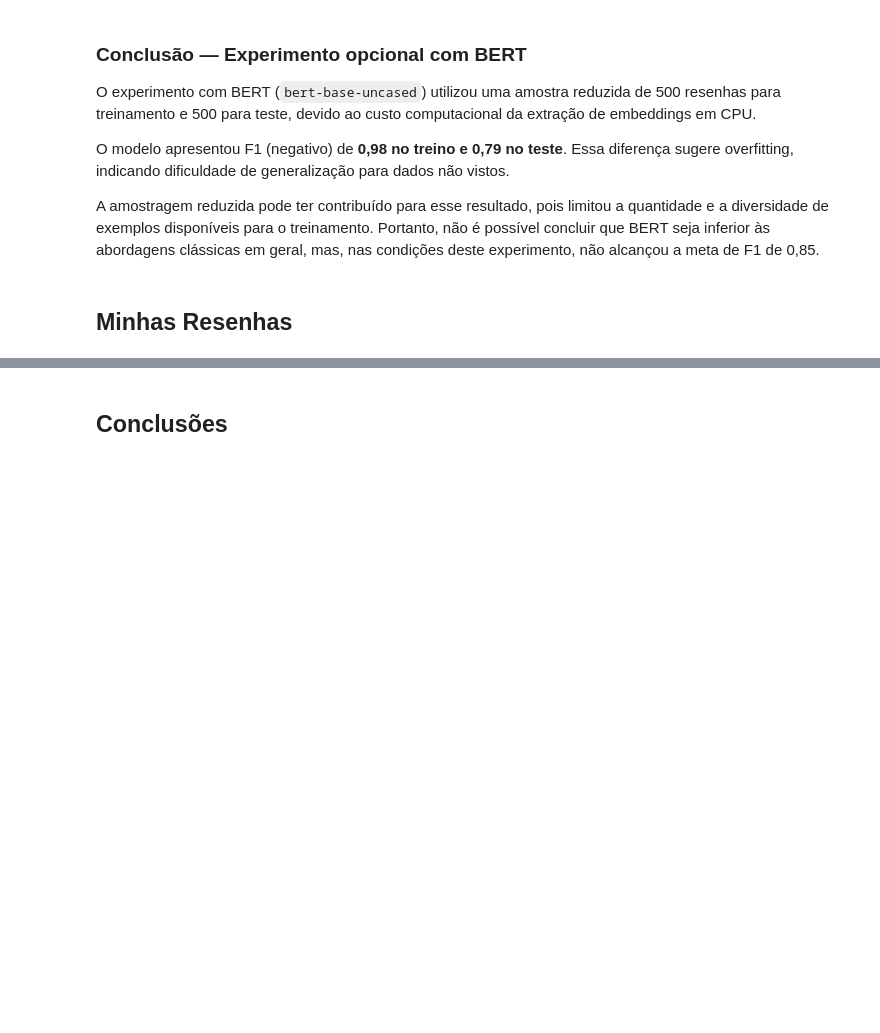
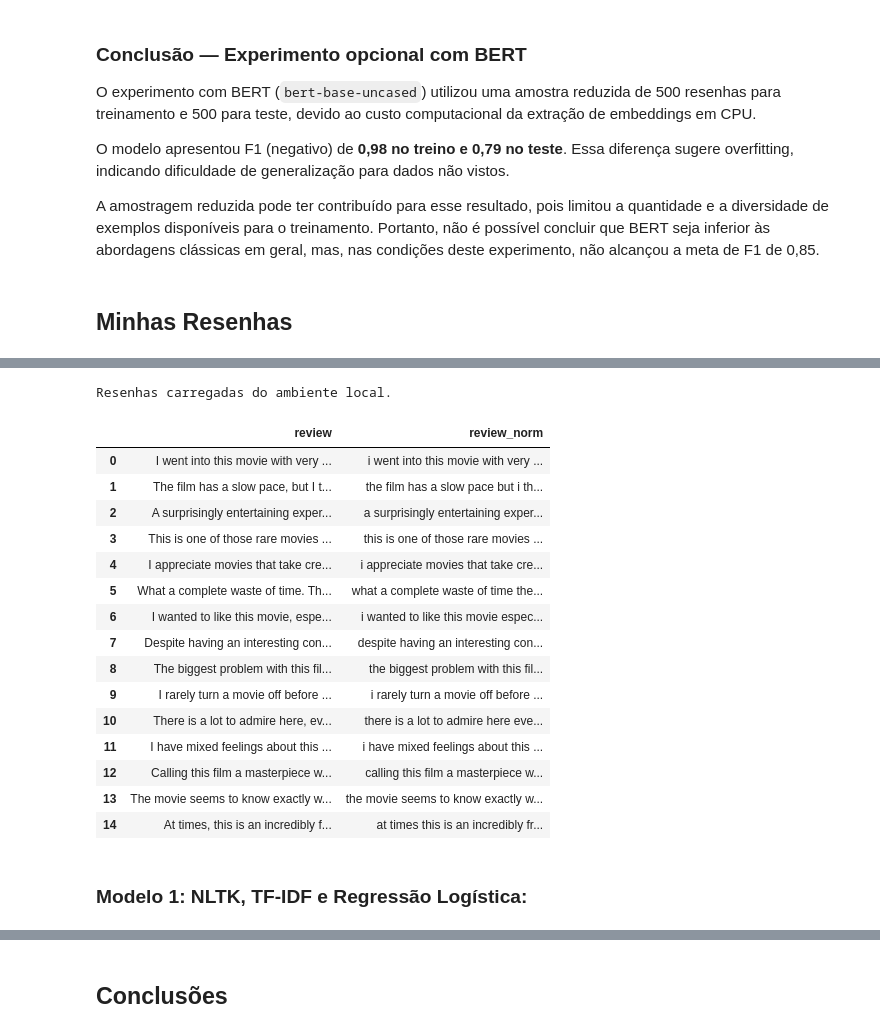
Before and after one commit to peperrone/mbads14-film-junky-union, a Jupyter notebook: notebook_p14.ipynb, the cells around one changed output, grey strips where cells are left out. Saved outputs shown, nothing was run; the diff lists cells and outputs as text; code cells hidden in the pictures; blank space fills up the shorter version.

Commit message:
added custom reviews for further experimenting

```diff
--- a/notebook_p14.ipynb
+++ b/notebook_p14.ipynb
@@ -1832,17 +1828,47 @@ A amostragem reduzida pode ter contribuído para esse resultado, pois limitou a
 # %%
 # sinta-se à vontade para remover completamente essas resenhas e experimentar seus modelos nas suas próprias resenhas, as abaixo são apenas exemplos
-
+'''
+Comentando o conteúdo original do pré-código traduzido para português, pois não é necessário para a execução do código.
 my_reviews = pd.DataFrame([
     'Eu simplesmente não gostei, não é meu tipo de filme.',
     'Bem, eu fiquei entediado e dormi no meio do filme.',
     'Eu fiquei realmente fascinado com o filme',
     'Os atores pareciam muito velhos e desinteressados, e mesmo assim foram pagos para participar do filme. Que roubo de dinheiro sem vergonha.',
     'Eu não esperava que a nova versão fosse tão boa! Os escritores realmente se importaram com o material original',
     'O filme tem seus prós e contras, mas eu sinto que em geral é um filme decente. Eu posso me imaginar indo assistir novamente.',
     'Que tentativa podre de comédia. Nem uma única piada cai, todo mundo age de forma irritante e barulhenta, nem crianças não vão gostar disso!',
     'Lançar na Netflix foi uma jogada corajosa e eu realmente aprecio ser capaz de assistir episódio após episódio, deste emocionante e inteligente novo drama.'
 ], columns=['review'])
+'''
 
-my_reviews['review_norm'] = # <coloque aqui a mesma lógica de normalização do conjunto de dados principal>
+try:
+    my_reviews = pd.read_csv('my_reviews.tsv',sep='\t')
+    print("Resenhas carregadas do ambiente TripleTen.")
 
-my_reviews
+except FileNotFoundError:
+    my_reviews = pd.read_csv('datasets/my_reviews.tsv',sep='\t')
+    print("Resenhas carregadas do ambiente local.")
+
+my_reviews['review_norm'] = my_reviews['review'].apply(normalize_text)
+
+display(my_reviews)
+# %% [output]
+Resenhas carregadas do ambiente local.
+|  | review | review_norm |
+| 0 | I went into this movie with very ... | i went into this movie with very ... |
+| 1 | The film has a slow pace, but I t... | the film has a slow pace but i th... |
+| 2 | A surprisingly entertaining exper... | a surprisingly entertaining exper... |
+| 3 | This is one of those rare movies ... | this is one of those rare movies ... |
+| 4 | I appreciate movies that take cre... | i appreciate movies that take cre... |
+| 5 | What a complete waste of time. Th... | what a complete waste of time the... |
+| 6 | I wanted to like this movie, espe... | i wanted to like this movie espec... |
+| 7 | Despite having an interesting con... | despite having an interesting con... |
+| 8 | The biggest problem with this fil... | the biggest problem with this fil... |
+| 9 | I rarely turn a movie off before ... | i rarely turn a movie off before ... |
+| 10 | There is a lot to admire here, ev... | there is a lot to admire here eve... |
+| 11 | I have mixed feelings about this ... | i have mixed feelings about this ... |
+| 12 | Calling this film a masterpiece w... | calling this film a masterpiece w... |
+| 13 | The movie seems to know exactly w... | the movie seems to know exactly w... |
+| 14 | At times, this is an incredibly f... | at times this is an incredibly fr... |
+# %% [markdown]
+### Modelo 1: NLTK, TF-IDF e Regressão Logística:
```
Also changed, not shown: parts of 17 cells of this notebook, 2 other files.
